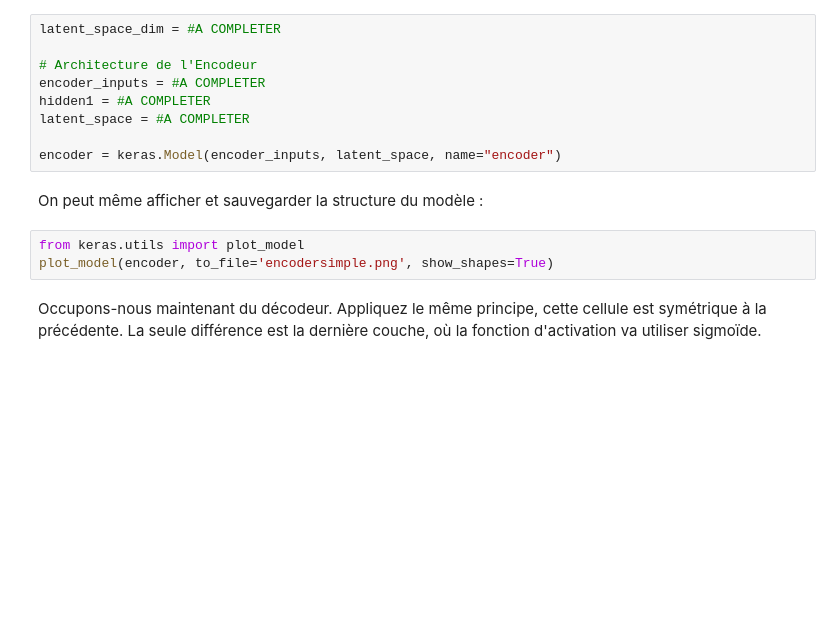
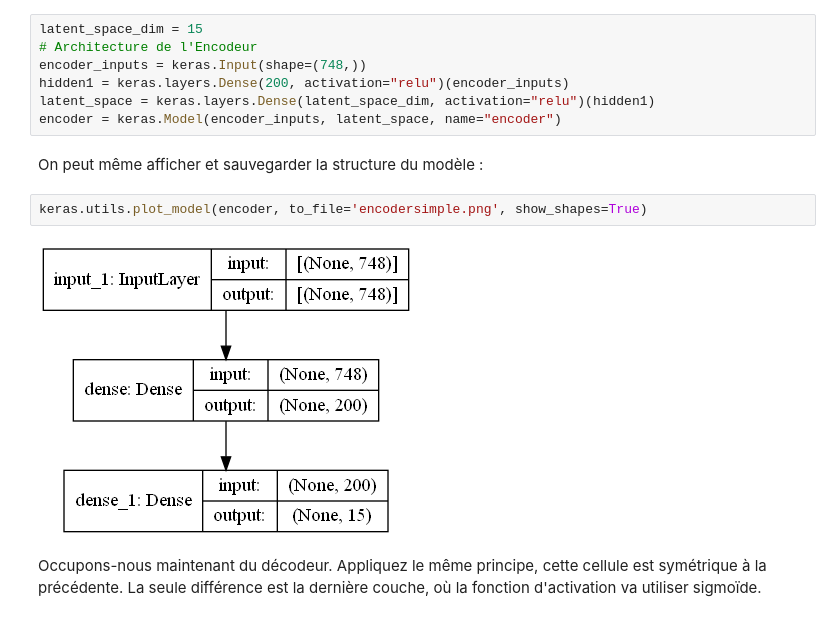
Before and after one commit to Variares1/Projet_DataScience_A5, a Jupyter notebook: WS/WS_Autoencodeur_et_classification.ipynb, the cells around one changed output. Cells and saved outputs as stored; diff of their text form; blank space fills up the shorter version.

```diff
--- a/WS/WS_Autoencodeur_et_classification.ipynb
+++ b/WS/WS_Autoencodeur_et_classification.ipynb
@@ -256,19 +289,18 @@ Nous allons, dans cette section, construire un Encodeur comprenant:
 
 ![autoencoder-architecture.png](attachment:autoencoder-architecture.png)
 # %%
-latent_space_dim = #A COMPLETER
-
+latent_space_dim = 15
 # Architecture de l'Encodeur
-encoder_inputs = #A COMPLETER
-hidden1 = #A COMPLETER
-latent_space = #A COMPLETER
-
+encoder_inputs = keras.Input(shape=(748,))
+hidden1 = keras.layers.Dense(200, activation="relu")(encoder_inputs)
+latent_space = keras.layers.Dense(latent_space_dim, activation="relu")(hidden1)
 encoder = keras.Model(encoder_inputs, latent_space, name="encoder")
 # %% [markdown]
 On peut même afficher et sauvegarder la structure du modèle :
 # %%
-from keras.utils import plot_model
-plot_model(encoder, to_file='encodersimple.png', show_shapes=True)
+keras.utils.plot_model(encoder, to_file='encodersimple.png', show_shapes=True)
+# %% [output]
+[figure, added]
 # %% [markdown]
 Occupons-nous maintenant du décodeur. Appliquez le même principe, cette cellule est symétrique à la précédente. La seule différence est la dernière couche, où la fonction d'activation va utiliser sigmoïde.
 # %%
```
Also changed, not shown: parts of 15 cells of this notebook, 7 other files.
